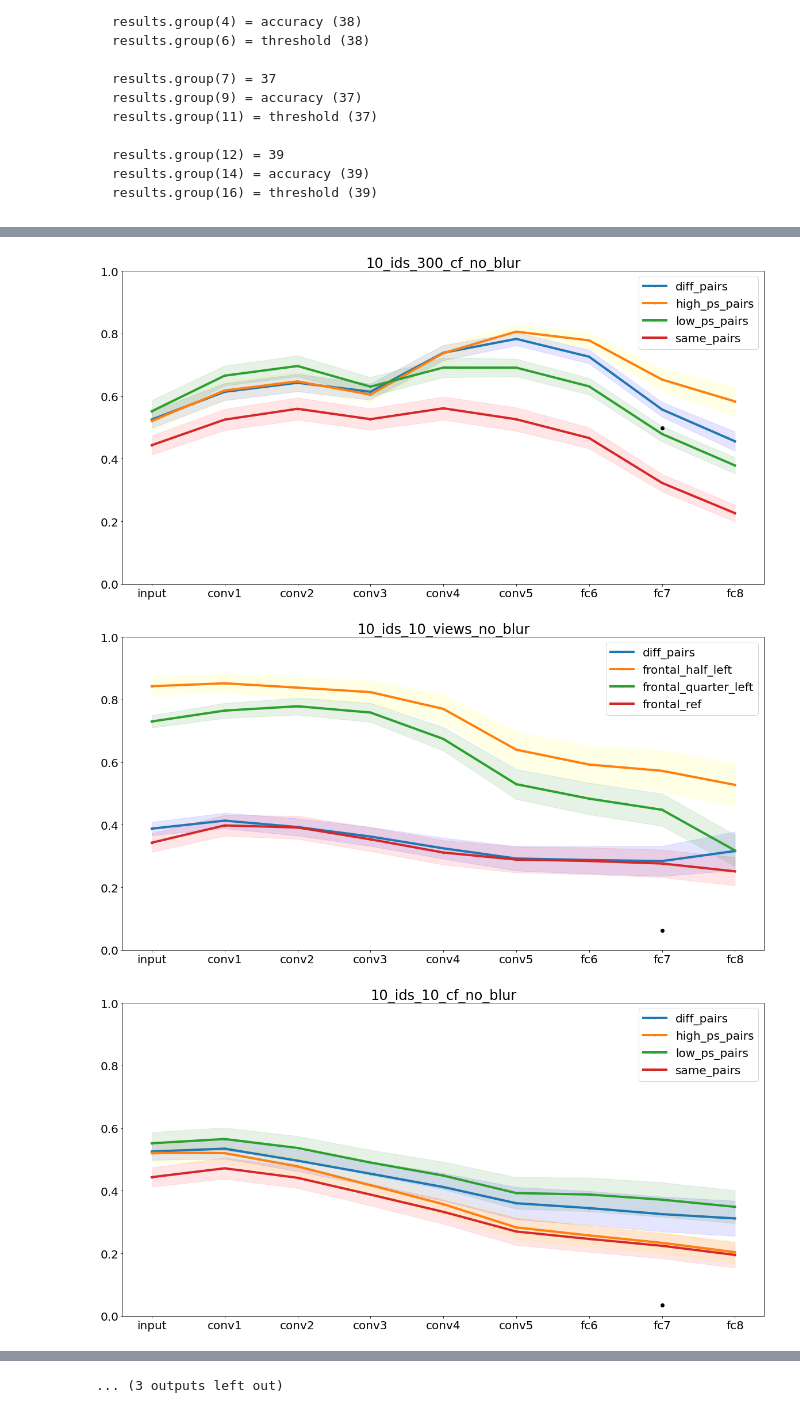
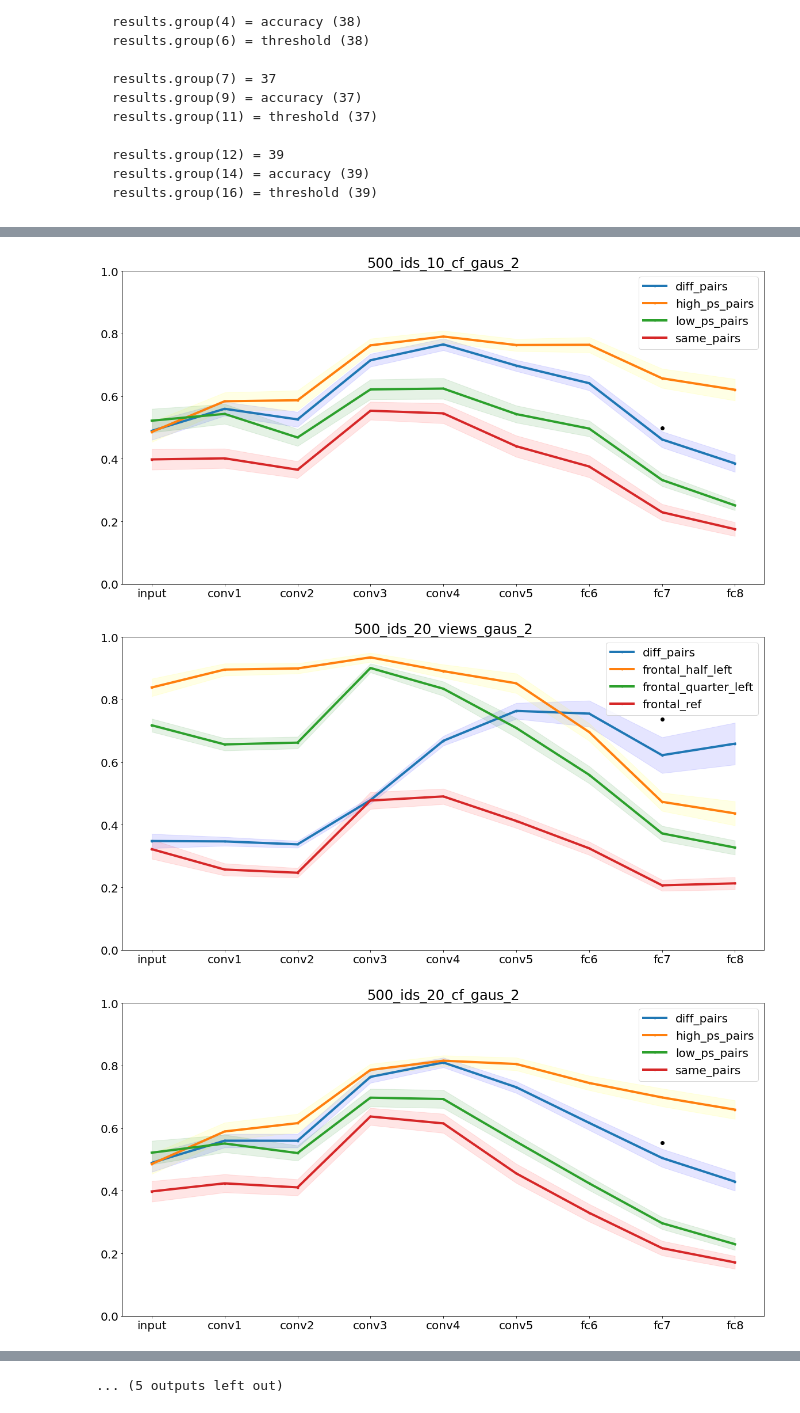
Before and after one commit to gylab-TAU/facial_feature_impact_comparison, a Jupyter notebook: plots_notebooks/Overall_run_cf_views.ipynb, the cells around one changed output, grey strips where cells are left out. Drawn from its saved outputs; the diff is of its cells as text; code cells hidden in the pictures.

```diff
--- a/plots_notebooks/Overall_run_cf_views.ipynb
+++ b/plots_notebooks/Overall_run_cf_views.ipynb
@@ -29,7 +29,8 @@ plot folder:dest path to save the plots
 
 mean_std_folder: dest path to csv data
 # %%
-experiments_folder = Path('/home/administrator/experiments/10_ids')
+experiments_folder = Path('/home/administrator/experiments/all_ids/500_ids')
+# experiments_folder = Path('/home/administrator/experiments/frontal_vs_variable')
 regex =' (.*) threshold\\nlayer\s*\\n(\d*)(\s+)(\d*.\d*)(\s+)(\d*.\d*)\\n(\d*)(\s+)(\d*.\d*)(\s+)(\d*.\d*)\\n(\d*)(\s+)(\d*.\d*)(\s+)(\d*.\d*)'
 plot_kwargs={'grid':True,'figsize':(20,8), 'fontsize':12}
 save_views_plot = 0
@@ -40,27 +41,28 @@ save_mean_views_csv = 1
 save_mean_cf_csv = 1
 save_std_views_csv = 0
 save_std_cf_csv = 0
-save_se_views_csv = 0
-save_se_cf_csv = 0
+save_se_views_csv = 1
+save_se_cf_csv = 1
 mean_std_folder=''
-plots_folder = '/home/administrator/plot_results/10_ids_num_changed/'
-mean_folder_views='/home/administrator/plot_results/10_ids_num_changed/csv/mean/views/'
-std_folder_views='/home/administrator/plot_results/10_ids_num_changed/csv/std/views/'
-se_folder_views='/home/administrator/plot_results/10_ids_num_changed/csv/se/views/'
-mean_folder_cf='/home/administrator/plot_results/10_ids_num_changed/csv/mean/cf/'
-std_folder_cf='/home/administrator/plot_results/10_ids_num_changed/csv/std/cf/'
-se_folder_cf='/home/administrator/plot_results/10_ids_num_changed/csv/se/cf/'
+plots_folder = '/home/administrator/plot_results/all_ids/500_test/500_ids_num_changed/'
+# plots_folder = '/home/administrator/plot_results/frontal_vs_variable/'
+mean_folder_views='/home/administrator/plot_results/all_ids/500_test/500_ids_num_changed/csv/mean/views/'
+std_folder_views='/home/administrator/plot_results/all_ids/500_test/500_ids_num_changed/csv/std/views/'
+se_folder_views='/home/administrator/plot_results/all_ids/500_test/500_ids_num_changed/csv/se/views/'
+mean_folder_cf='/home/administrator/plot_results/all_ids/500_test/500_ids_num_changed/csv/mean/cf/'
+std_folder_cf='/home/administrator/plot_results/all_ids/500_test/500_ids_num_changed/csv/std/cf/'
+se_folder_cf='/home/administrator/plot_results/all_ids/500_test/500_ids_num_changed/csv/se/cf/'
 
 csv_list=[]
-add_to_title = 'no_blur'
-excel_title = '10_ids'
+add_to_title = 'gaus_2'
+excel_title = '500_ids'
 # %% [markdown]
 make the csvs list
 # %%
 for experiment in experiments_folder.iterdir():
     csv_path=''
-    csv_path = (os.path.join(Path(experiment),'vgg16/results/comparisons_with_fc7_linear.csv'))
-#     csv_path = (os.path.join(Path(experiment),'vgg16/results/comparisons_with_fc7_linear_blurred_Gaus_2.csv'))
+#     csv_path = (os.path.join(Path(experiment),'vgg16/results/comparisons_with_fc7_linear.csv'))
+    csv_path = (os.path.join(Path(experiment),'vgg16/results/comparisons_with_fc7_linear_blurred_Gaus_2.csv'))
     csv_list.append(csv_path)
 # csv_list = ['/home/administrator/experiments/500_ids/500_ids_300_train/vgg16/results/comparisons_with_fc7_linear.csv']
 # csv_list = ['/home/administrator/experiments//1000_ids_20_train/vgg16/results/comparisons_with_fc7_linear.csv']
@@ -82,10 +84,14 @@ for experiment in experiments_folder.iterdir():
 for csv_file in csv_list:
     df = pd.read_csv(csv_file)
     splited = csv_file.split('/')
-    base_title = splited[splited.index('experiments')+2]
-    base_title = (base_title.split('img'))[0][:-1]
+    #normal:
+#     base_title = splited[splited.index('experiments')+2]
+#     base_title = (base_title.split('img'))[0][:-1]
 # #for 1000:
 #     base_title = (base_title.split('train'))[0]
+# for 500:
+    base_title = splited[splited.index('experiments')+3]
+    base_title = (base_title.split('img'))[0][:-1]
     print(base_title)
 
     p = os.path.join(Path(csv_file).parents[1], 'results')
@@ -471,3 +478,3 @@ for csv_file in csv_list:
-[figure, old version]
+[figure, new version]
-[figure, old version]
+[figure, new version]
-[figure, old version]
+[figure, new version]
@@ -475 +482 @@ for csv_file in csv_list:
-... (3 outputs left out)
+... (5 outputs left out)
```
Also changed, not shown: parts of 1 cell of this notebook.
